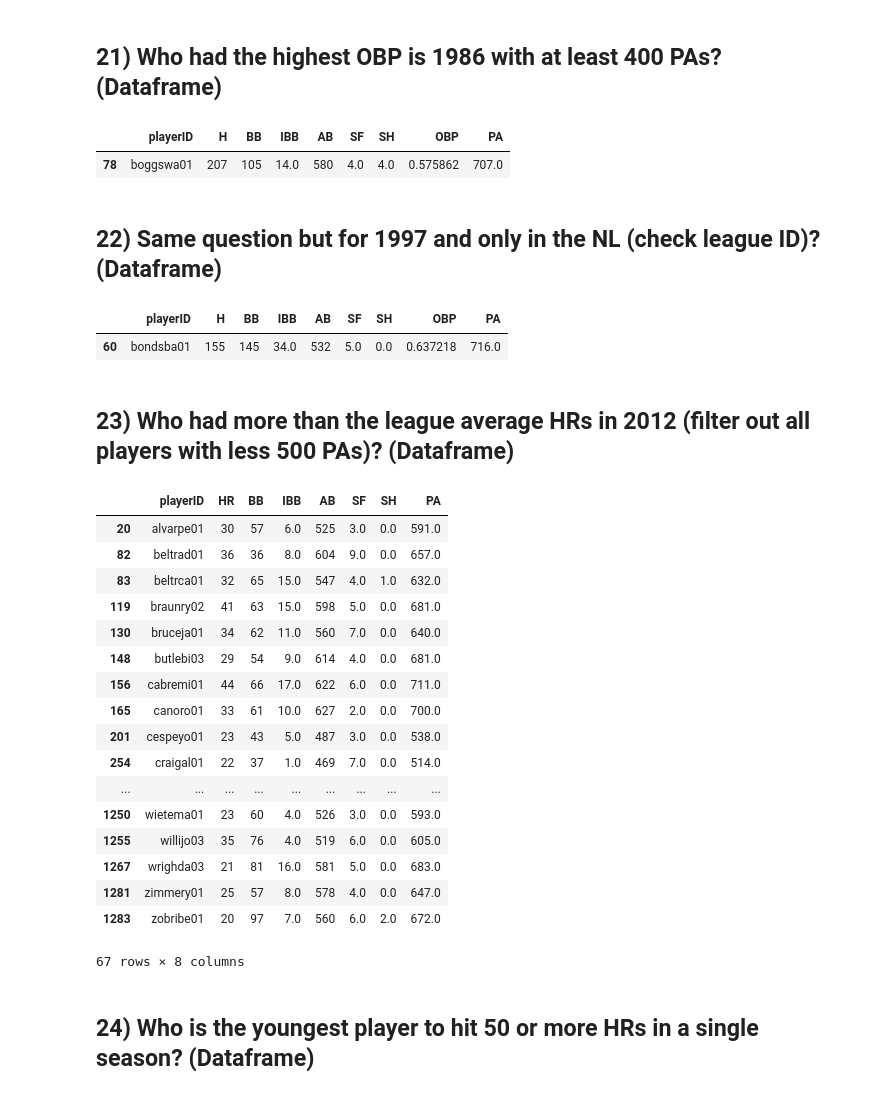
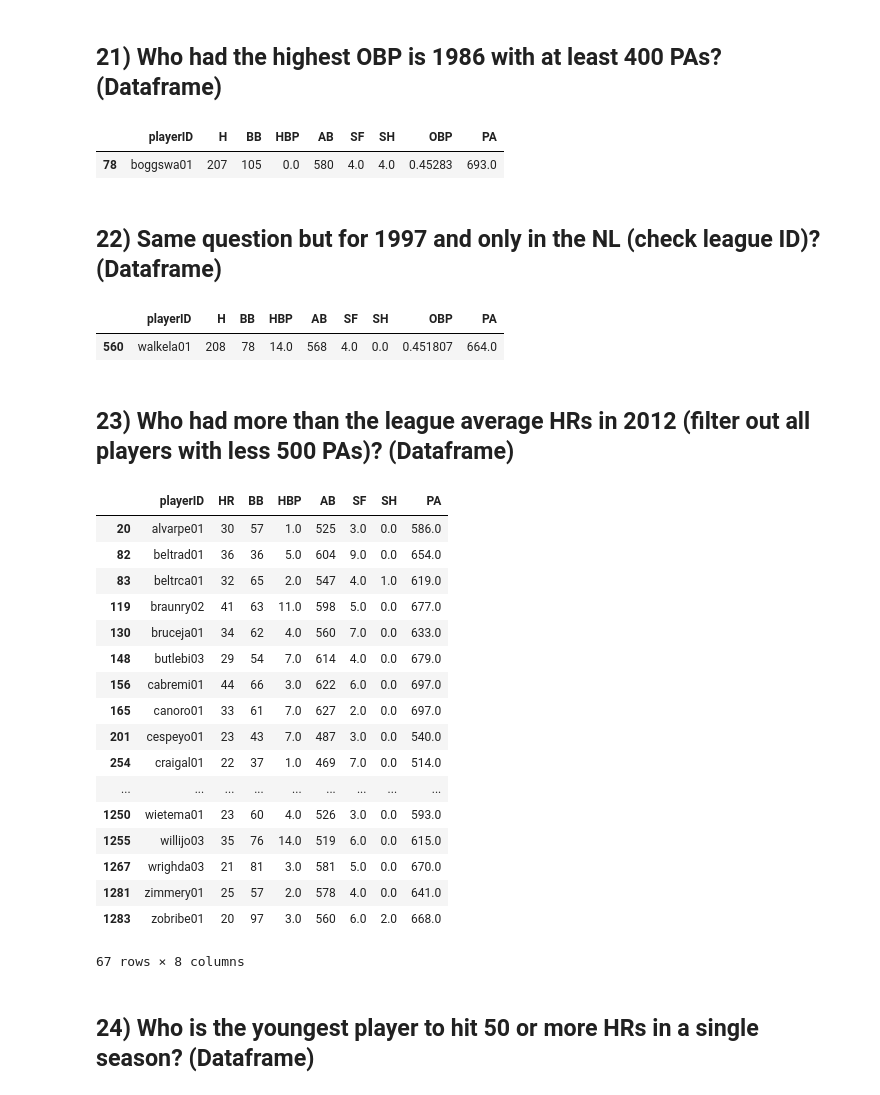
Before and after one commit to chandrakantpandit/BaseballProject, a Jupyter notebook: Pandit_Chandrakant_Assignment1.ipynb, the cells around one changed output. Cells and saved outputs as stored; diff of their text form; code cells hidden in the pictures.

```diff
--- a/Pandit_Chandrakant_Assignment1.ipynb
+++ b/Pandit_Chandrakant_Assignment1.ipynb
@@ -315,53 +323,53 @@ df20[(df20.HR >=30) & (df20.SB >=30)]['playerID'].nunique()
 # %% [markdown]
 ## 21) Who had the highest OBP is 1986 with at least 400 PAs? (Dataframe)
 # %%
-df21 = df[df.yearID == 1986][['playerID','H','BB','IBB','AB','SF','SH']].groupby(['playerID'],as_index = False).agg({'H':['sum'],'BB':['sum'],'IBB':['sum'],'AB':['sum'],'SF':['sum'],'SH':['sum']})
+df21 = df[df.yearID == 1986][['playerID','H','BB','HBP','AB','SF','SH']].groupby(['playerID'],as_index = False).agg({'H':['sum'],'BB':['sum'],'HBP':['sum'],'AB':['sum'],'SF':['sum'],'SH':['sum']})
 df21.columns = df21.columns.droplevel(1)
-df21['OBP'] = (df21.H + df21.BB + df21.IBB+df21.SF + df21.SH)/(df21.AB)
-df21['PA'] = (df21.AB + df21.BB + df21.IBB +df21.SF + df21.SH)
+df21['OBP'] = (df21.H + df21.BB + df21.HBP)/(df21.AB + df21.BB + df21.HBP+df21.SF)
+df21['PA'] = (df21.AB + df21.BB + df21.HBP +df21.SF + df21.SH)
 df21 = df21[df21.PA >=400]
 df21[df21.OBP == df21.OBP.max()]
 # %% [output]
-|  | playerID | H | BB | IBB | AB | SF | SH | OBP | PA |
-| 78 | boggswa01 | 207 | 105 | 14.0 | 580 | 4.0 | 4.0 | 0.575862 | 707.0 |
+|  | playerID | H | BB | HBP | AB | SF | SH | OBP | PA |
+| 78 | boggswa01 | 207 | 105 | 0.0 | 580 | 4.0 | 4.0 | 0.45283 | 693.0 |
 # %% [markdown]
 ## 22) Same question but for 1997 and only in the NL (check league ID)? (Dataframe)
 # %%
-df22 = df[(df.yearID == 1997) & (df.lgID == 'NL')][['playerID','H','BB','IBB','AB','SF','SH']].groupby(['playerID'],as_index = False).agg({'H':['sum'],'BB':['sum'],'IBB':['sum'],'AB':['sum'],'SF':['sum'],'SH':['sum']})
+df22 = df[(df.yearID == 1997) & (df.lgID == 'NL')][['playerID','H','BB','HBP','AB','SF','SH']].groupby(['playerID'],as_index = False).agg({'H':['sum'],'BB':['sum'],'HBP':['sum'],'AB':['sum'],'SF':['sum'],'SH':['sum']})
 df22.columns = df22.columns.droplevel(1)
-df22['OBP'] = (df22.H + df22.BB + df22.IBB+df22.SF + df22.SH)/(df22.AB)
-df22['PA'] = (df22.AB + df22.BB + df22.IBB +df22.SF + df22.SH)
+df22['OBP'] = (df22.H + df22.BB + df22.HBP)/(df22.AB + df22.BB + df22.HBP+df22.SF)
+df22['PA'] = (df22.AB + df22.BB + df22.HBP +df22.SF + df22.SH)
 df22 = df22[df22.PA >=400]
 df22[df22.OBP == df22.OBP.max()]
 # %% [output]
-|  | playerID | H | BB | IBB | AB | SF | SH | OBP | PA |
-| 60 | bondsba01 | 155 | 145 | 34.0 | 532 | 5.0 | 0.0 | 0.637218 | 716.0 |
+|  | playerID | H | BB | HBP | AB | SF | SH | OBP | PA |
+| 560 | walkela01 | 208 | 78 | 14.0 | 568 | 4.0 | 0.0 | 0.451807 | 664.0 |
 # %% [markdown]
 ## 23) Who had more than the league average HRs in 2012 (filter out all players with less 500 PAs)? (Dataframe)
 # %%
-df23 = df[(df.yearID == 2012)][['playerID','HR','BB','IBB','AB','SF','SH']].groupby(['playerID'],as_index = False).agg({'HR':['sum'],'BB':['sum'],'IBB':['sum'],'AB':['sum'],'SF':['sum'],'SH':['sum']})
+df23 = df[(df.yearID == 2012)][['playerID','HR','BB','HBP','AB','SF','SH']].groupby(['playerID'],as_index = False).agg({'HR':['sum'],'BB':['sum'],'HBP':['sum'],'AB':['sum'],'SF':['sum'],'SH':['sum']})
 df23.columns = df23.columns.droplevel(1)
-df23['PA'] = (df23.AB + df23.BB + df23.IBB +df23.SF + df23.SH)
+df23['PA'] = (df23.AB + df23.BB + df23.HBP +df23.SF + df23.SH)
 df23 = df23[df23.PA >=500]
 df23[df23.HR > df23.HR.mean()]
 # %% [output]
-|  | playerID | HR | BB | IBB | AB | SF | SH | PA |
-| 20 | alvarpe01 | 30 | 57 | 6.0 | 525 | 3.0 | 0.0 | 591.0 |
-| 82 | beltrad01 | 36 | 36 | 8.0 | 604 | 9.0 | 0.0 | 657.0 |
-| 83 | beltrca01 | 32 | 65 | 15.0 | 547 | 4.0 | 1.0 | 632.0 |
-| 119 | braunry02 | 41 | 63 | 15.0 | 598 | 5.0 | 0.0 | 681.0 |
-| 130 | bruceja01 | 34 | 62 | 11.0 | 560 | 7.0 | 0.0 | 640.0 |
-| 148 | butlebi03 | 29 | 54 | 9.0 | 614 | 4.0 | 0.0 | 681.0 |
-| 156 | cabremi01 | 44 | 66 | 17.0 | 622 | 6.0 | 0.0 | 711.0 |
-| 165 | canoro01 | 33 | 61 | 10.0 | 627 | 2.0 | 0.0 | 700.0 |
-| 201 | cespeyo01 | 23 | 43 | 5.0 | 487 | 3.0 | 0.0 | 538.0 |
+|  | playerID | HR | BB | HBP | AB | SF | SH | PA |
+| 20 | alvarpe01 | 30 | 57 | 1.0 | 525 | 3.0 | 0.0 | 586.0 |
+| 82 | beltrad01 | 36 | 36 | 5.0 | 604 | 9.0 | 0.0 | 654.0 |
+| 83 | beltrca01 | 32 | 65 | 2.0 | 547 | 4.0 | 1.0 | 619.0 |
+| 119 | braunry02 | 41 | 63 | 11.0 | 598 | 5.0 | 0.0 | 677.0 |
+| 130 | bruceja01 | 34 | 62 | 4.0 | 560 | 7.0 | 0.0 | 633.0 |
+| 148 | butlebi03 | 29 | 54 | 7.0 | 614 | 4.0 | 0.0 | 679.0 |
+| 156 | cabremi01 | 44 | 66 | 3.0 | 622 | 6.0 | 0.0 | 697.0 |
+| 165 | canoro01 | 33 | 61 | 7.0 | 627 | 2.0 | 0.0 | 697.0 |
+| 201 | cespeyo01 | 23 | 43 | 7.0 | 487 | 3.0 | 0.0 | 540.0 |
 | 254 | craigal01 | 22 | 37 | 1.0 | 469 | 7.0 | 0.0 | 514.0 |
 | ... | ... | ... | ... | ... | ... | ... | ... | ... |
 | 1250 | wietema01 | 23 | 60 | 4.0 | 526 | 3.0 | 0.0 | 593.0 |
-| 1255 | willijo03 | 35 | 76 | 4.0 | 519 | 6.0 | 0.0 | 605.0 |
-| 1267 | wrighda03 | 21 | 81 | 16.0 | 581 | 5.0 | 0.0 | 683.0 |
-| 1281 | zimmery01 | 25 | 57 | 8.0 | 578 | 4.0 | 0.0 | 647.0 |
-| 1283 | zobribe01 | 20 | 97 | 7.0 | 560 | 6.0 | 2.0 | 672.0 |
+| 1255 | willijo03 | 35 | 76 | 14.0 | 519 | 6.0 | 0.0 | 615.0 |
+| 1267 | wrighda03 | 21 | 81 | 3.0 | 581 | 5.0 | 0.0 | 670.0 |
+| 1281 | zimmery01 | 25 | 57 | 2.0 | 578 | 4.0 | 0.0 | 641.0 |
+| 1283 | zobribe01 | 20 | 97 | 3.0 | 560 | 6.0 | 2.0 | 668.0 |
 67 rows × 8 columns
 # %% [markdown]
 ## 24) Who is the youngest player to hit 50 or more HRs in a single season? (Dataframe)
```
Also changed, not shown: parts of 9 cells of this notebook.
